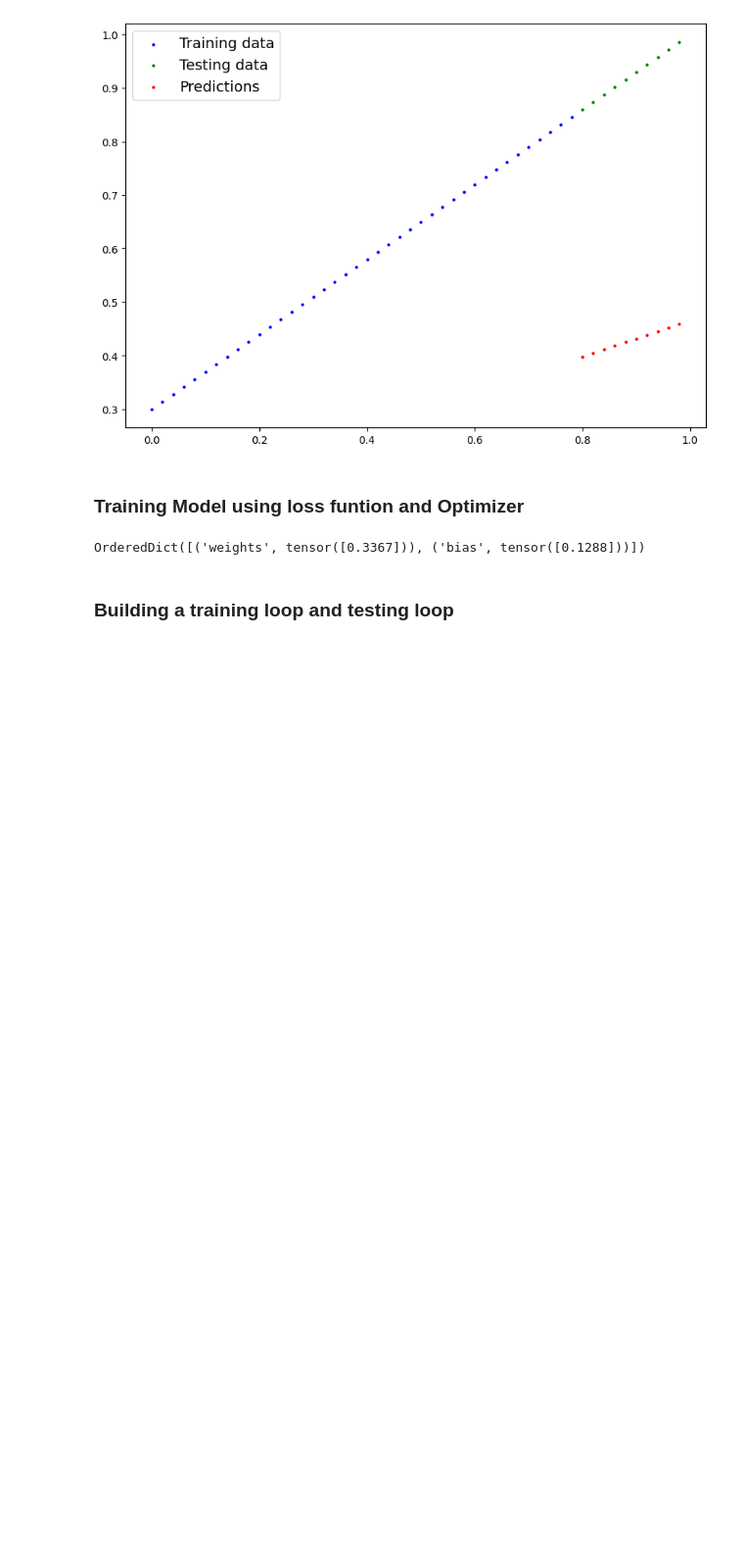
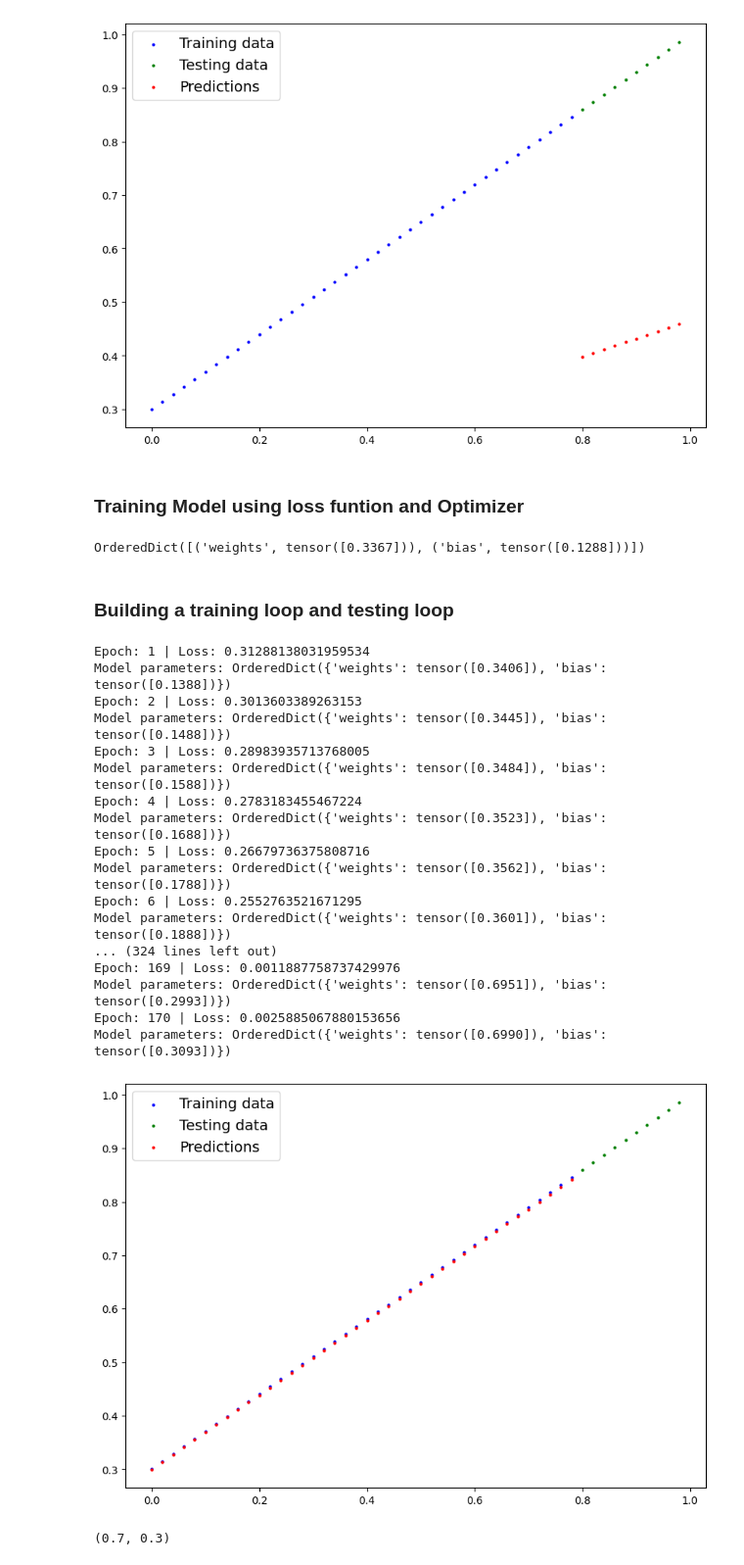
Before and after one commit to RohanVarmaP/Deep-Learning, a Jupyter notebook: pytorch/01_Intro_to_pytorch_workflow.ipynb, the cells around one changed output. Shown: that part at 98% size. Cells and saved outputs as stored; diff of their text form; code cells hidden in the pictures; blank space fills up the shorter version.

```diff
--- a/pytorch/01_Intro_to_pytorch_workflow.ipynb
+++ b/pytorch/01_Intro_to_pytorch_workflow.ipynb
@@ -91,7 +91,10 @@ def plot_pred(train_data=X_train, train_labels=Y_train,test_data=X_test,test_lab
     plt.scatter(train_data, train_labels, c='b', s=4, label='Training data')
     plt.scatter(test_data, test_labels, c='g', s=4, label='Testing data')
     if predictions is not None:
-        plt.scatter(test_data, predictions, c='r', s=4, label='Predictions')
+        if len(predictions) != len(test_data):
+            plt.scatter(train_data, predictions, c='r', s=4, label='Predictions')
+        else:
+            plt.scatter(test_data, predictions, c='r', s=4, label='Predictions')
 
     plt.legend(prop={'size':14})
 # %%
@@ -191,13 +194,45 @@ optimizer=torch.optim.SGD(params=model_0.parameters(),lr=0.01)# Stochastic Gradi
 
 ### Building a training loop and testing loop
 # %%
-epochs=1
+torch.manual_seed(42) #set the random seed for reproducibility
+epochs=170
 
 for epoch in range(epochs):
     model_0.train() #train the model
     y_pred=model_0(X_train) #make predictions on the training data
     loss=loss_fn(y_pred,Y_train) #calculate the loss
+    print(f"Epoch: {epoch+1} | Loss: {loss.item()}") #print the loss
+    #print the model parameters
     optimizer.zero_grad() #zero the gradients
     loss.backward() #backpropagation
     optimizer.step() #update the weights
     model_0.eval() #set the model to evaluation mode
+    print(f"Model parameters: {model_0.state_dict()}") #print the model parameters
+plot_pred(train_data=X_train, train_labels=Y_train, test_data=X_test, test_labels=Y_test, predictions=y_pred.detach().numpy() ) #plot the predictions
+
+with torch.inference_mode():# inference mode is used for making predictions without tracking gradients
+    y_preds=model_0(X_test)
+    plot_pred(predictions=y_preds)
+# %% [output]
+Epoch: 1 | Loss: 0.31288138031959534
+Model parameters: OrderedDict({'weights': tensor([0.3406]), 'bias': tensor([0.1388])})
+Epoch: 2 | Loss: 0.3013603389263153
+Model parameters: OrderedDict({'weights': tensor([0.3445]), 'bias': tensor([0.1488])})
+Epoch: 3 | Loss: 0.28983935713768005
+Model parameters: OrderedDict({'weights': tensor([0.3484]), 'bias': tensor([0.1588])})
+Epoch: 4 | Loss: 0.2783183455467224
+Model parameters: OrderedDict({'weights': tensor([0.3523]), 'bias': tensor([0.1688])})
+Epoch: 5 | Loss: 0.26679736375808716
+Model parameters: OrderedDict({'weights': tensor([0.3562]), 'bias': tensor([0.1788])})
+Epoch: 6 | Loss: 0.2552763521671295
+Model parameters: OrderedDict({'weights': tensor([0.3601]), 'bias': tensor([0.1888])})
+... (324 lines left out)
+Epoch: 169 | Loss: 0.0011887758737429976
+Model parameters: OrderedDict({'weights': tensor([0.6951]), 'bias': tensor([0.2993])})
+Epoch: 170 | Loss: 0.0025885067880153656
+Model parameters: OrderedDict({'weights': tensor([0.6990]), 'bias': tensor([0.3093])})
+[figure, added]
+# %%
+weight, bias
+# %% [output]
+(0.7, 0.3)
```
Also changed, not shown: parts of 1 cell of this notebook.
